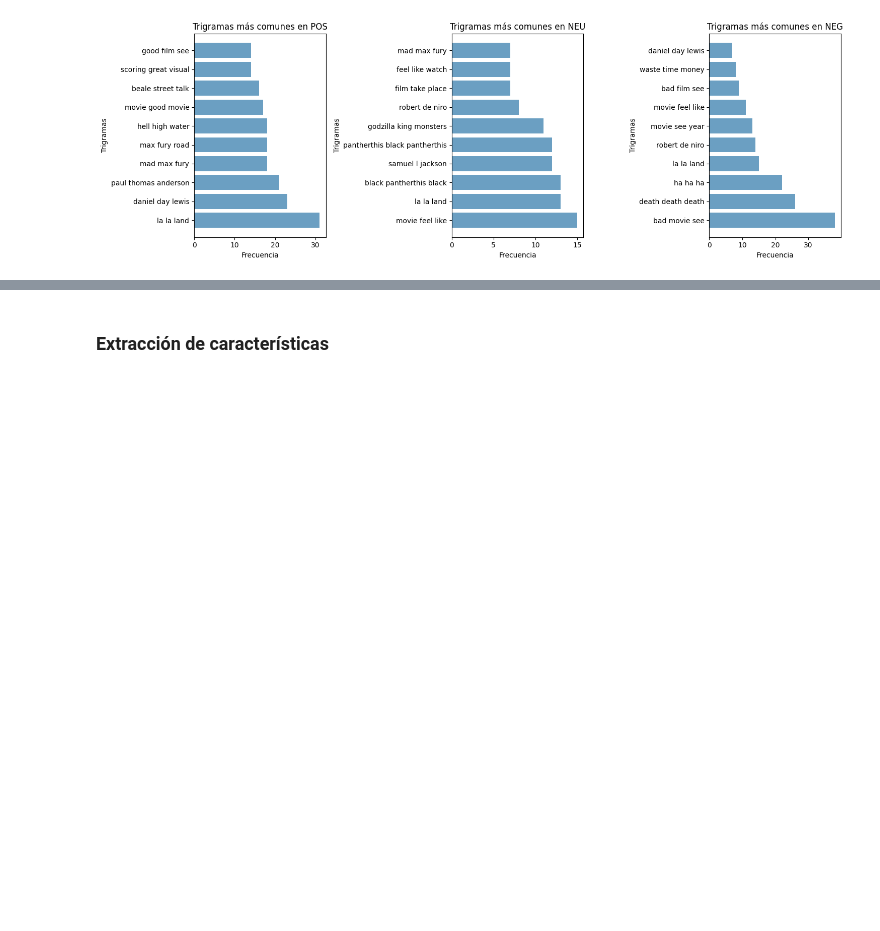
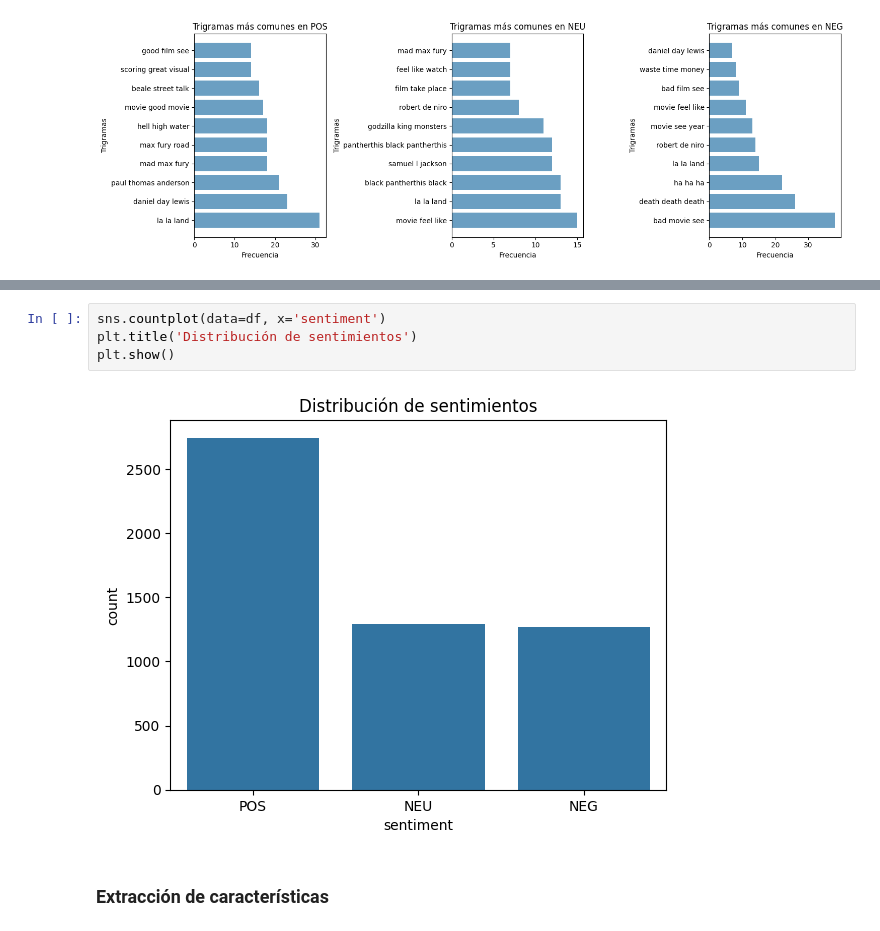
Before and after one commit to jugarbus/Proyecto_NLP, a Jupyter notebook: proyecto_NLP.ipynb, the cells around one changed output, grey strips where cells are left out. Drawn from its saved outputs; the diff is of its cells as text; blank space fills up the shorter version.

```diff
--- a/proyecto_NLP.ipynb
+++ b/proyecto_NLP.ipynb
@@ -594,3 +603,9 @@ plot_most_common_ngrams_by_class(df, "tokens", "sentiment")
+# %%
+sns.countplot(data=df, x='sentiment')
+plt.title('Distribución de sentimientos')
+plt.show()
+# %% [output]
+[figure, added]
 # %% [markdown]
 ### Extracción de características
 # %%
```
Also changed, not shown: parts of 8 cells of this notebook.
